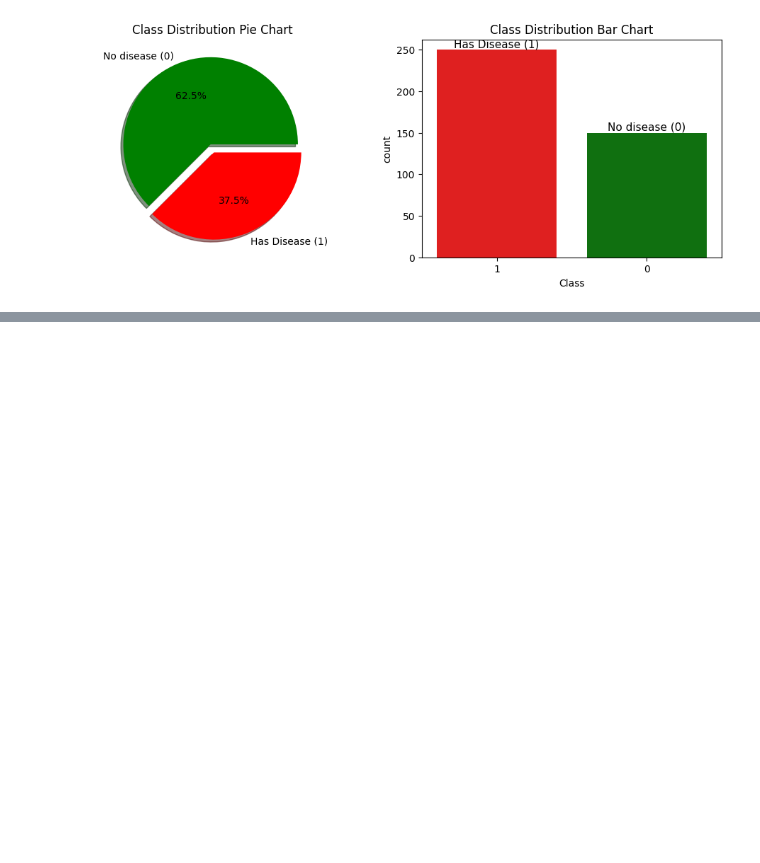
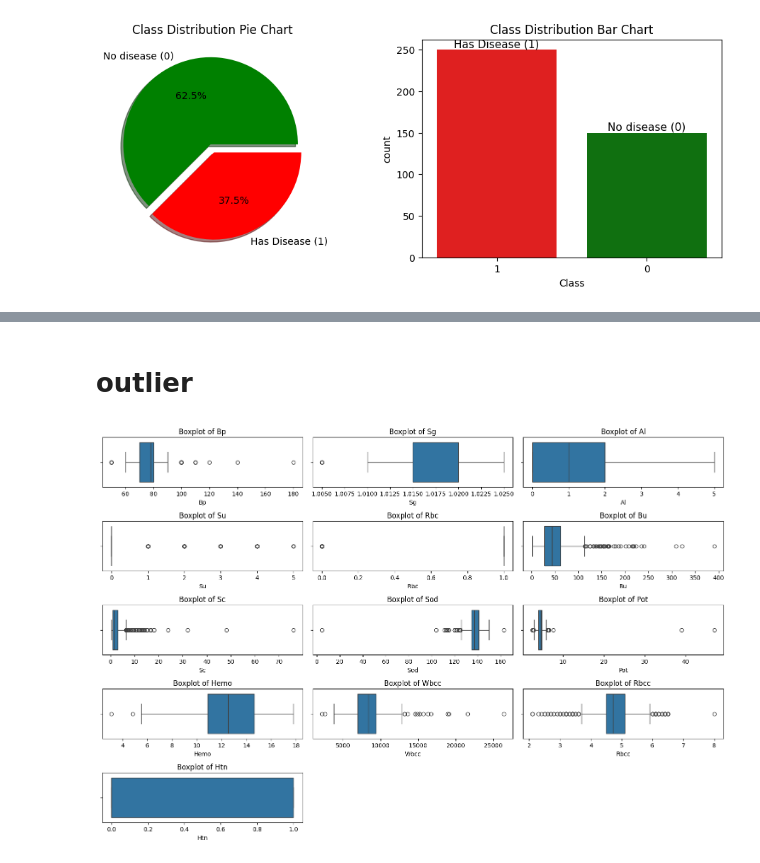
Before and after one commit to alamin147/kidney_disease, a Jupyter notebook: disease.ipynb, the cells around one changed output, grey strips where cells are left out. Cells and saved outputs as stored; diff of their text form; code cells hidden in the pictures; blank space fills up the shorter version.

```diff
--- a/disease.ipynb
+++ b/disease.ipynb
@@ -106,0 +195,19 @@ plt.show()
+# %% [markdown]
+# outlier
+# %%
+# import matplotlib.pyplot as plt
+# import seaborn as sns
+
+# Create boxplots for each feature
+plt.figure(figsize=(15, 10))
+
+# Loop through each column in the dataset except the target variable
+for i, col in enumerate(x.columns, 1):
+    plt.subplot(len(x.columns) // 3 + 1, 3, i)  # Create subplots dynamically
+    sns.boxplot(x=x[col])
+    plt.title(f'Boxplot of {col}')
+
+plt.tight_layout()
+plt.show()
+# %% [output]
+[figure, added]
```
Also changed, not shown: parts of 14 cells of this notebook.
